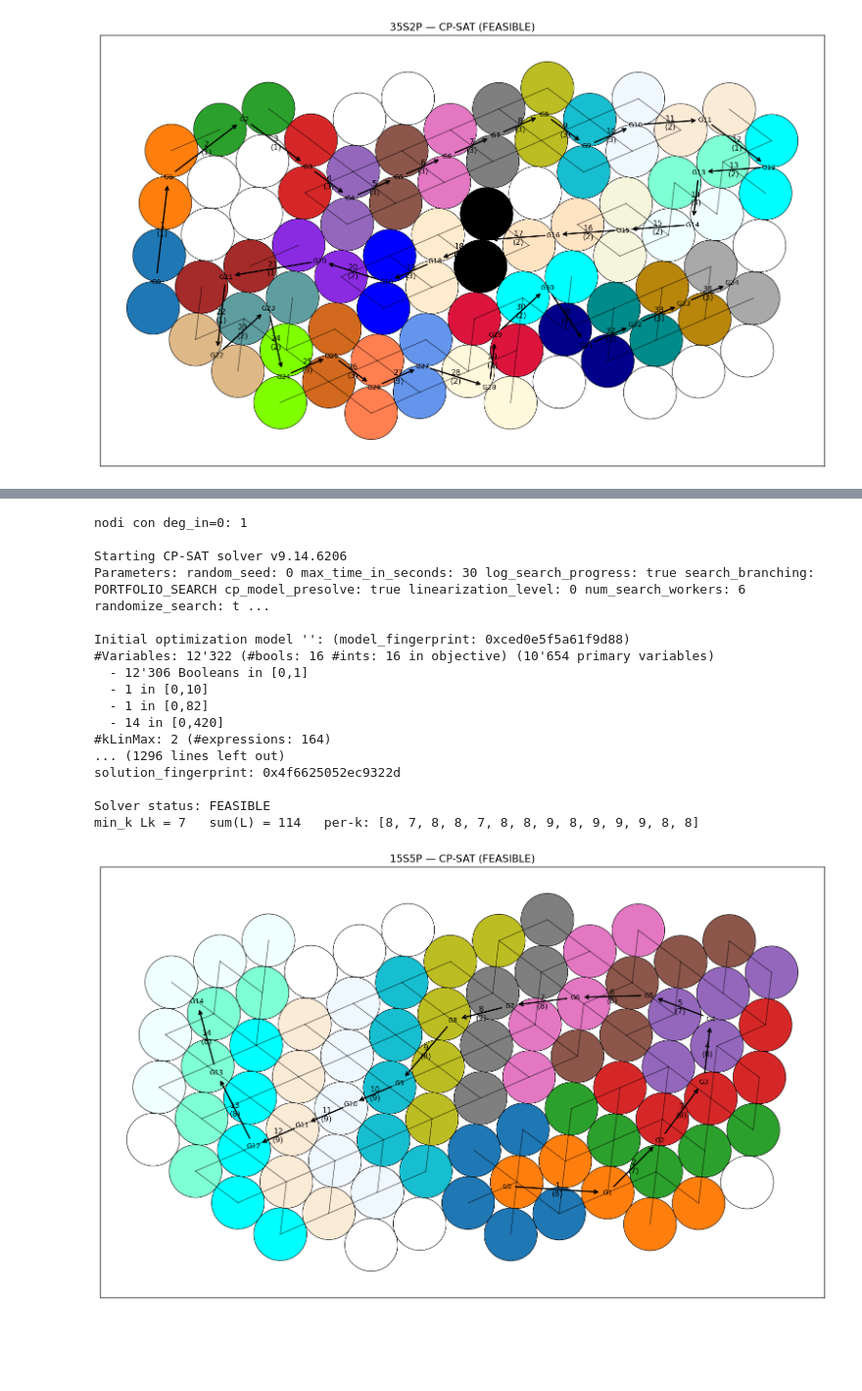
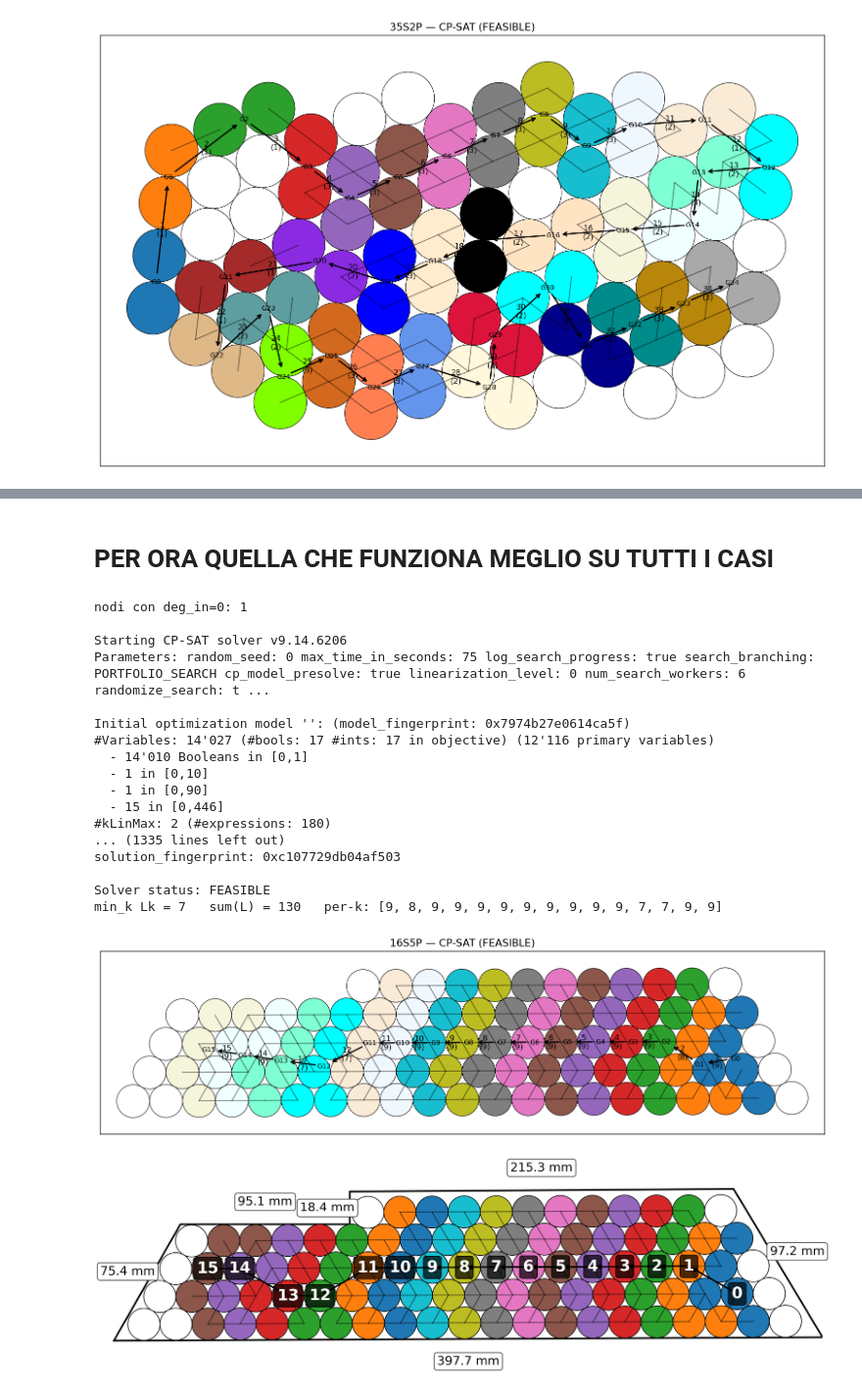
Before and after one commit to adducec03/2BD_project, a Jupyter notebook: others/new_version/notebook.ipynb, the cells around one changed output, grey strips where cells are left out. Shown at 98% size. Saved outputs shown, nothing was run; the diff lists cells and outputs as text; code cells hidden in the pictures; blank space fills up the shorter version.

```diff
--- a/others/new_version/notebook.ipynb
+++ b/others/new_version/notebook.ipynb
@@ -225,3 +222,5 @@ min_k Lk = 2   sum(L) = 95   per-k: [5, 5, 5, 5, 5, 5, 5, 5, 4, 5, 4, 2, 5, 2, 5
+# %% [markdown]
+# PER ORA QUELLA CHE FUNZIONA MEGLIO SU TUTTI I CASI
 # %%
 import battery_layout_cpsat_v4 as bc
 import pandas as pd
@@ -229,11 +228,11 @@ from ortools.sat.python import cp_model
 
 
 csv = "out.csv"
-S = 10
-P = 8
+S = 16
+P = 5
 radius = 9.0
 tol = 2
-time_budget = 120
+time_budget = 300
 degree_cap = 6
 enforce_degree = False
 target_T=2*P
@@ -253,45 +252,55 @@ pack = bc.auto_tune_and_solve(
     seeds=(0,1,2,3),
     workers=6,
     use_hole_penality=use_hole_penality,
-    stripe_mode="auto"
+    stripe_mode="row"
 )
 
 status, solver, x, r, L, z1, z2, E, T = pack
 status_name = {cp_model.OPTIMAL:"OPTIMAL", cp_model.FEASIBLE:"FEASIBLE",
                 cp_model.INFEASIBLE:"INFEASIBLE", cp_model.MODEL_INVALID:"MODEL_INVALID",
                 cp_model.UNKNOWN:"UNKNOWN"}.get(status, str(status))
 print("Solver status:", status_name)
 
 if status in (cp_model.OPTIMAL, cp_model.FEASIBLE):
     links = [int(solver.Value(v)) for v in L]
     tval = solver.Value(T) if T is not None else None
     print(f"min_k Lk = {tval}   sum(L) = {sum(links)}   per-k: {links}")
     bc.plot_solution(
         coords, radius, S, x, z1, z2, E, L, solver,
         title=f"{S}S{P}P — CP-SAT ({status_name})",
         save=None, show_links=True, show_arrows=True
     )
+
+    bc.plot_solution2(
+        coords, radius, S, x, z1, z2, E, L, solver,
+        boundary=json_file,
+        show_links=True,          # lascia i link sottili (o False per toglierli)
+        show_arrows=True,         # frecce tra le celle con i numeri
+        flip_vertical=True,
+        fs_group=18, fs_dim=14,   # testi più grandi
+    )
 else:
     print("Nessuna soluzione trovata entro il budget.")
 # %% [output]
 nodi con deg_in=0: 1
 
 Starting CP-SAT solver v9.14.6206
-Parameters: random_seed: 0 max_time_in_seconds: 30 log_search_progress: true search_branching: PORTFOLIO_SEARCH cp_model_presolve: true linearization_level: 0 num_search_workers: 6 randomize_search: t ...
+Parameters: random_seed: 0 max_time_in_seconds: 75 log_search_progress: true search_branching: PORTFOLIO_SEARCH cp_model_presolve: true linearization_level: 0 num_search_workers: 6 randomize_search: t ...
 
-Initial optimization model '': (model_fingerprint: 0xced0e5f5a61f9d88)
-#Variables: 12'322 (#bools: 16 #ints: 16 in objective) (10'654 primary variables)
-  - 12'306 Booleans in [0,1]
+Initial optimization model '': (model_fingerprint: 0x7974b27e0614ca5f)
+#Variables: 14'027 (#bools: 17 #ints: 17 in objective) (12'116 primary variables)
+  - 14'010 Booleans in [0,1]
   - 1 in [0,10]
-  - 1 in [0,82]
-  - 14 in [0,420]
-#kLinMax: 2 (#expressions: 164)
-... (1296 lines left out)
-solution_fingerprint: 0x4f6625052ec9322d
+  - 1 in [0,90]
+  - 15 in [0,446]
+#kLinMax: 2 (#expressions: 180)
+... (1335 lines left out)
+solution_fingerprint: 0xc107729db04af503
 
 Solver status: FEASIBLE
-min_k Lk = 7   sum(L) = 114   per-k: [8, 7, 8, 8, 7, 8, 8, 9, 8, 9, 9, 9, 8, 8]
+min_k Lk = 7   sum(L) = 130   per-k: [9, 8, 9, 9, 9, 9, 9, 9, 9, 9, 9, 7, 7, 9, 9]
-[figure, old version]
+[figure, new version]
+[figure, added]
 # %%
 import battery_layout_cpsat_v5 as bc
 import pandas as pd
```
Also changed, not shown: parts of 8 cells of this notebook, 44 other files.
